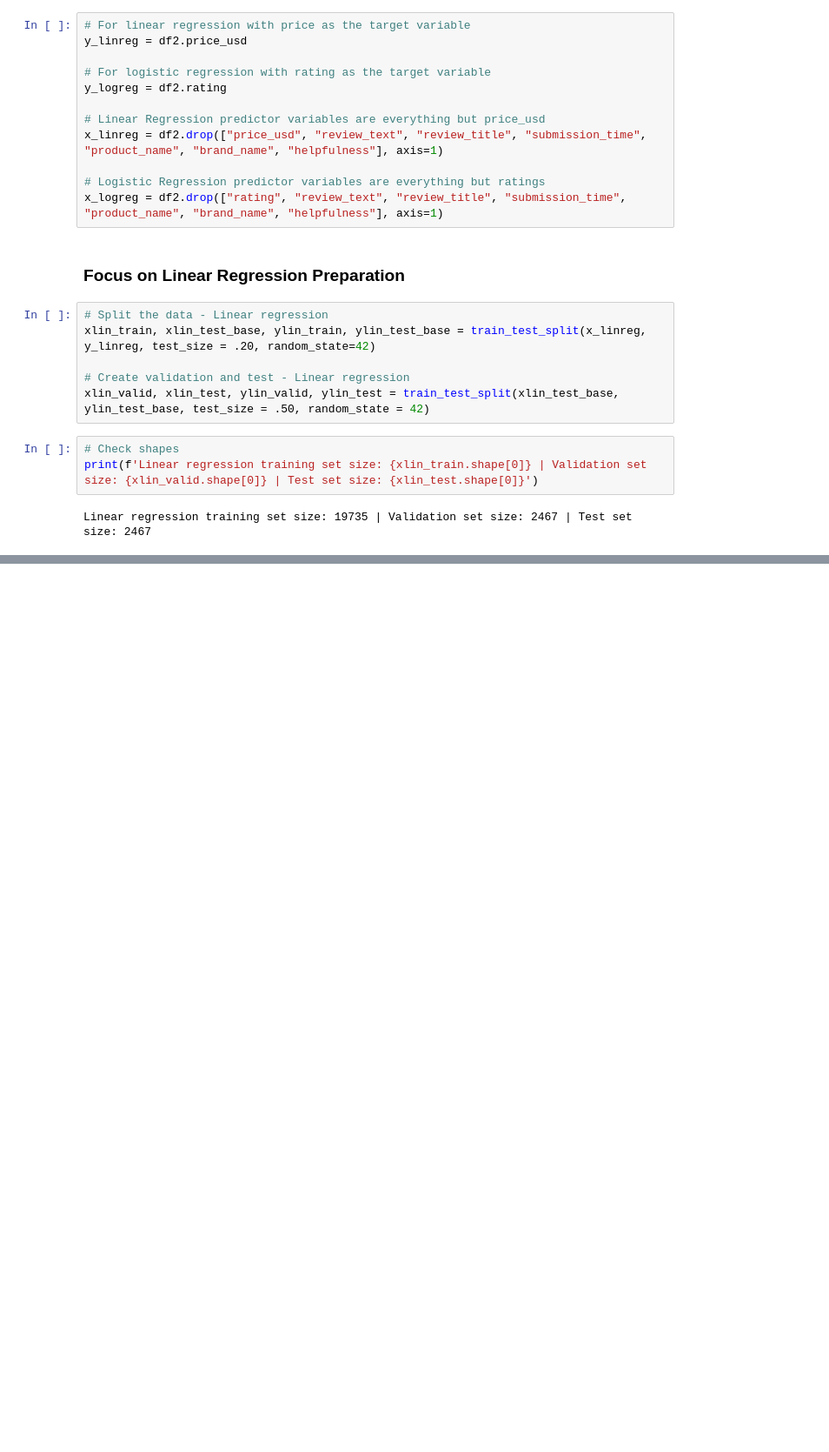
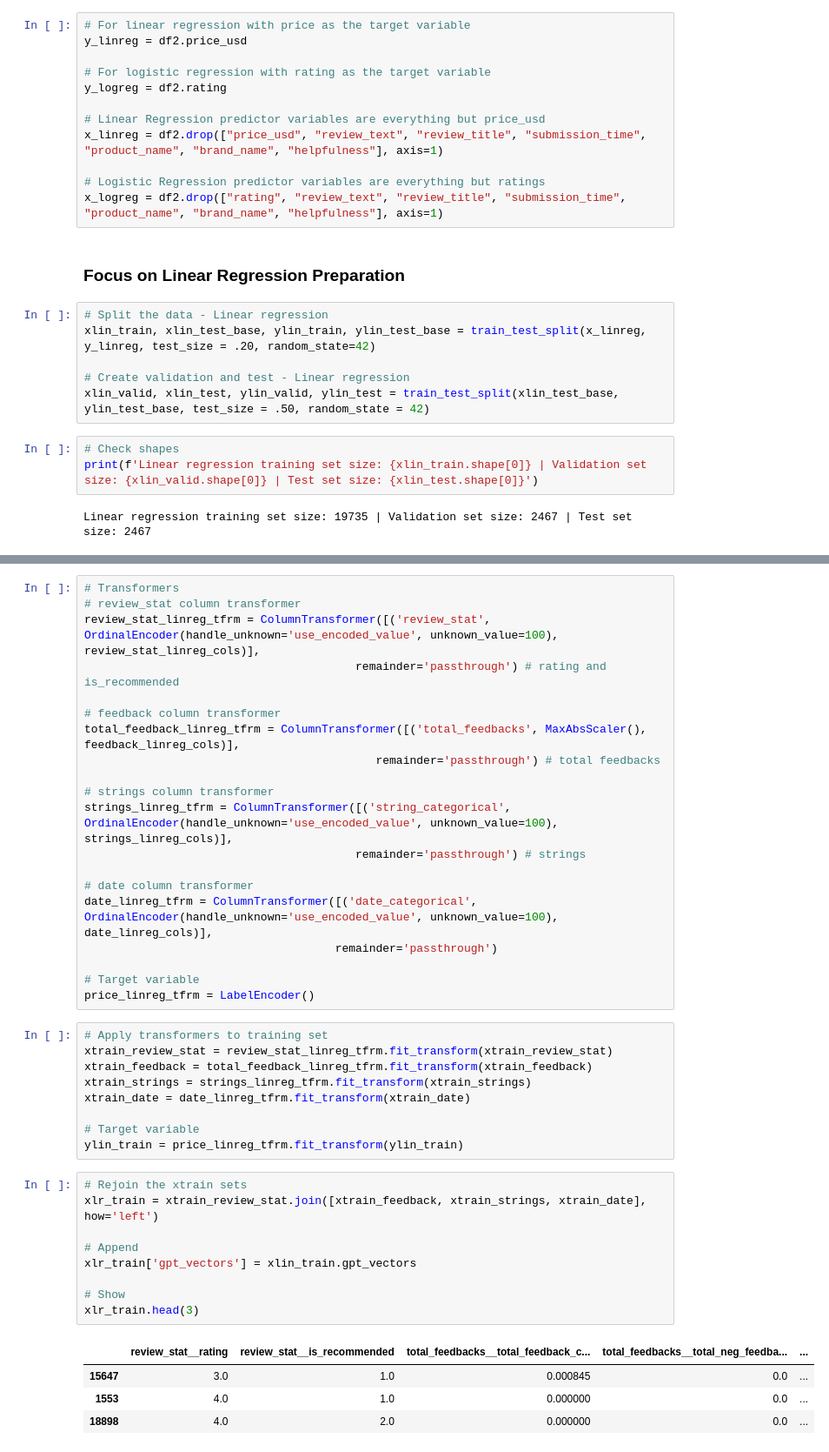
Before and after one commit to lammypi/Text, a Jupyter notebook: regression-from-scikit-llm.ipynb, the cells around one changed output, grey strips where cells are left out. Shown at 87% size. Saved outputs shown, nothing was run; the diff lists cells and outputs as text; blank space fills up the shorter version.

```diff
--- a/regression-from-scikit-llm.ipynb
+++ b/regression-from-scikit-llm.ipynb
@@ -425,0 +493,43 @@ ordinal_linreg_tfrm = ColumnTransformer([])
+# %%
+# Transformers
+# review_stat column transformer
+review_stat_linreg_tfrm = ColumnTransformer([('review_stat', OrdinalEncoder(handle_unknown='use_encoded_value', unknown_value=100), review_stat_linreg_cols)],
+                                        remainder='passthrough') # rating and is_recommended
+
+# feedback column transformer
+total_feedback_linreg_tfrm = ColumnTransformer([('total_feedbacks', MaxAbsScaler(), feedback_linreg_cols)],
+                                           remainder='passthrough') # total feedbacks
+
+# strings column transformer
+strings_linreg_tfrm = ColumnTransformer([('string_categorical', OrdinalEncoder(handle_unknown='use_encoded_value', unknown_value=100), strings_linreg_cols)],
+                                        remainder='passthrough') # strings
+
+# date column transformer
+date_linreg_tfrm = ColumnTransformer([('date_categorical', OrdinalEncoder(handle_unknown='use_encoded_value', unknown_value=100), date_linreg_cols)],
+                                     remainder='passthrough')
+
+# Target variable
+price_linreg_tfrm = LabelEncoder()
+# %%
+# Apply transformers to training set
+xtrain_review_stat = review_stat_linreg_tfrm.fit_transform(xtrain_review_stat)
+xtrain_feedback = total_feedback_linreg_tfrm.fit_transform(xtrain_feedback)
+xtrain_strings = strings_linreg_tfrm.fit_transform(xtrain_strings)
+xtrain_date = date_linreg_tfrm.fit_transform(xtrain_date)
+
+# Target variable
+ylin_train = price_linreg_tfrm.fit_transform(ylin_train)
+# %%
+# Rejoin the xtrain sets
+xlr_train = xtrain_review_stat.join([xtrain_feedback, xtrain_strings, xtrain_date], how='left')
+
+# Append
+xlr_train['gpt_vectors'] = xlin_train.gpt_vectors
+
+# Show
+xlr_train.head(3)
+# %% [output]
+|  | review_stat__rating | review_stat__is_recommended | total_feedbacks__total_feedback_c... | total_feedbacks__total_neg_feedba... | ... |
+| 15647 | 3.0 | 1.0 | 0.000845 | 0.0 | ... |
+| 1553 | 4.0 | 1.0 | 0.000000 | 0.0 | ... |
+| 18898 | 4.0 | 2.0 | 0.000000 | 0.0 | ... |
```
Also changed, not shown: parts of 25 cells of this notebook.
